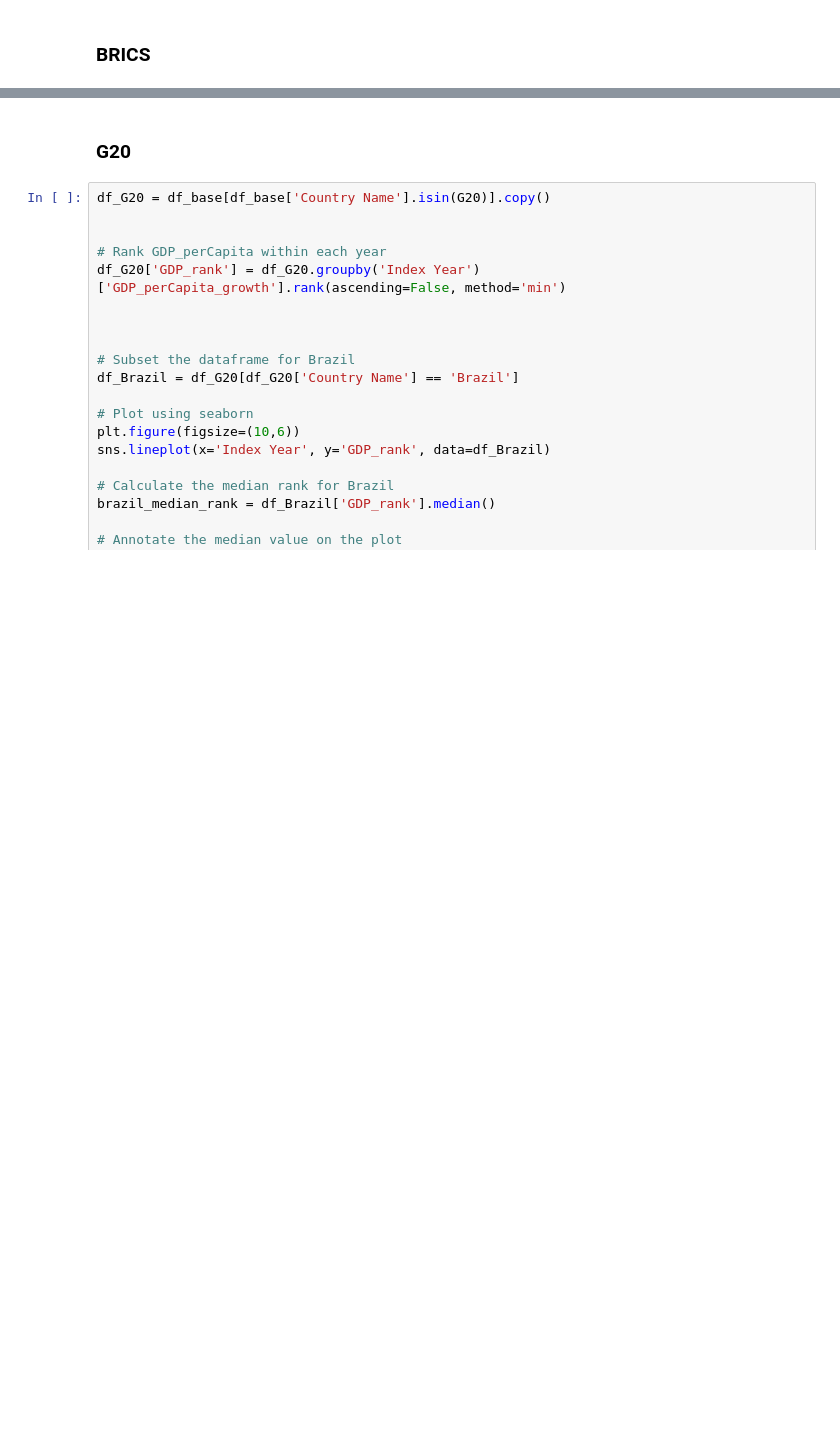
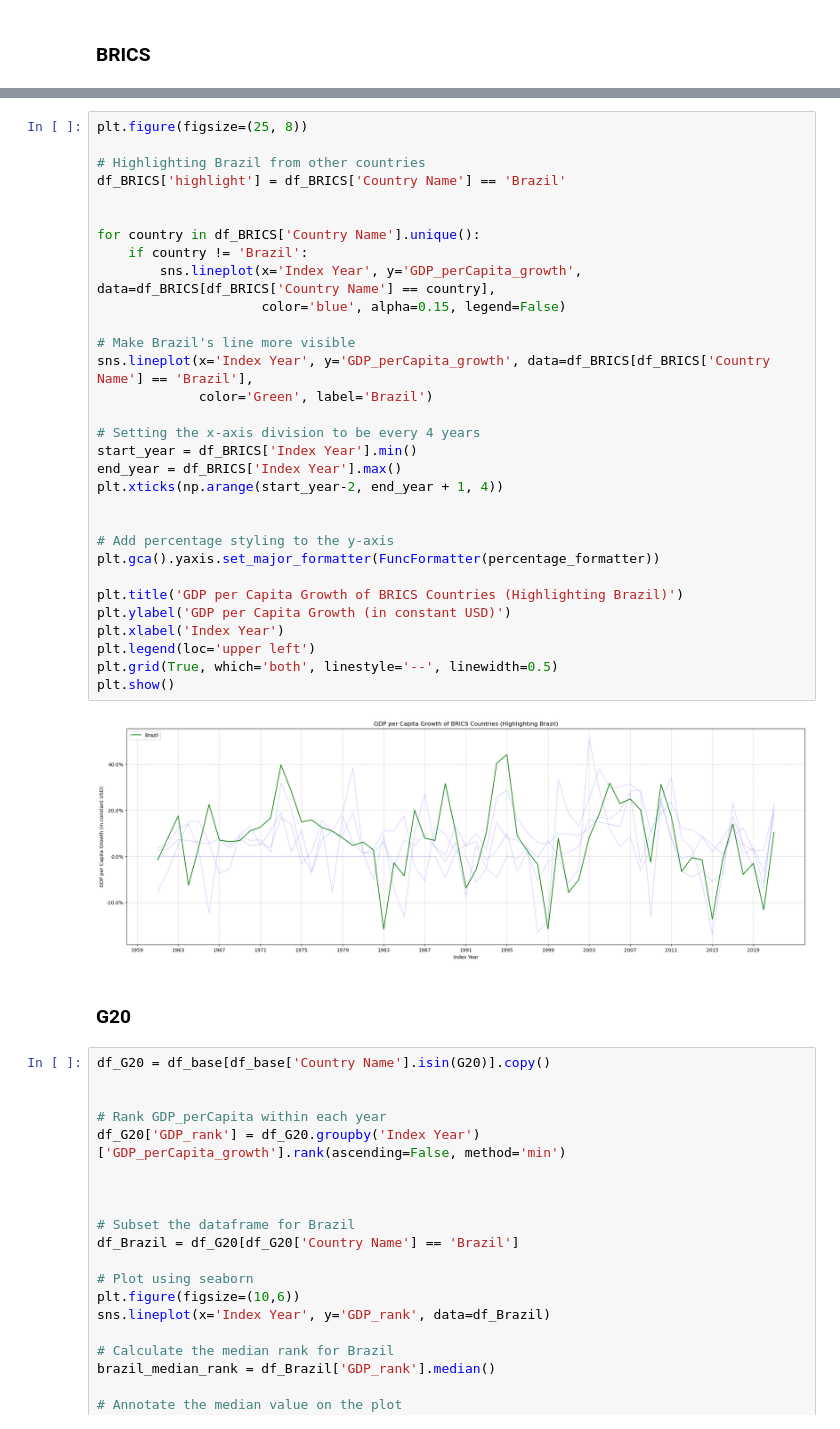
Before and after one commit to GustavoSept/Brazil_EconomicStats, a Jupyter notebook: Brazil_GrowthComparison/Brazil GDP Growth Comparison.ipynb, the cells around one changed output, grey strips where cells are left out. Drawn from its saved outputs; the diff is of its cells as text; blank space fills up the shorter version.

```diff
--- a/Brazil_GrowthComparison/Brazil GDP Growth Comparison.ipynb
+++ b/Brazil_GrowthComparison/Brazil GDP Growth Comparison.ipynb
@@ -157,3 +203,36 @@ plt.show()
+# %%
+plt.figure(figsize=(25, 8))
+
+# Highlighting Brazil from other countries
+df_BRICS['highlight'] = df_BRICS['Country Name'] == 'Brazil'
+
+
+for country in df_BRICS['Country Name'].unique():
+    if country != 'Brazil':
+        sns.lineplot(x='Index Year', y='GDP_perCapita_growth', data=df_BRICS[df_BRICS['Country Name'] == country],
+                     color='blue', alpha=0.15, legend=False)
+
+# Make Brazil's line more visible
+sns.lineplot(x='Index Year', y='GDP_perCapita_growth', data=df_BRICS[df_BRICS['Country Name'] == 'Brazil'],
+             color='Green', label='Brazil')
+
+# Setting the x-axis division to be every 4 years
+start_year = df_BRICS['Index Year'].min()
+end_year = df_BRICS['Index Year'].max()
+plt.xticks(np.arange(start_year-2, end_year + 1, 4))
+
+
+# Add percentage styling to the y-axis
+plt.gca().yaxis.set_major_formatter(FuncFormatter(percentage_formatter))
+
+plt.title('GDP per Capita Growth of BRICS Countries (Highlighting Brazil)')
+plt.ylabel('GDP per Capita Growth (in constant USD)')
+plt.xlabel('Index Year')
+plt.legend(loc='upper left')
+plt.grid(True, which='both', linestyle='--', linewidth=0.5)
+plt.show()
+# %% [output]
+[figure, added]
 # %% [markdown]
 ### G20
 # %%
```
Also changed, not shown: parts of 10 cells of this notebook.
